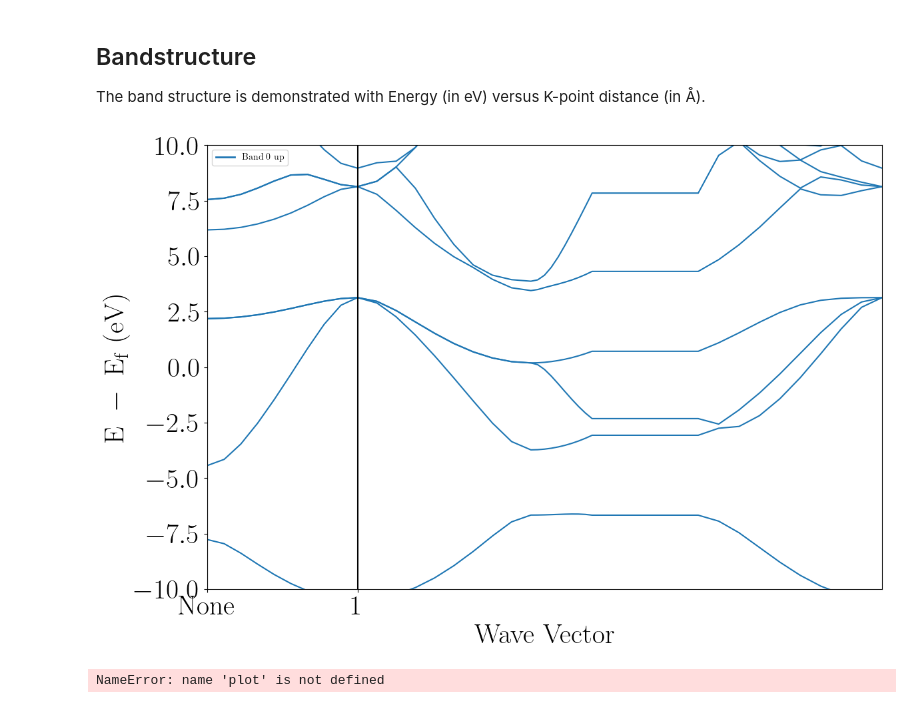
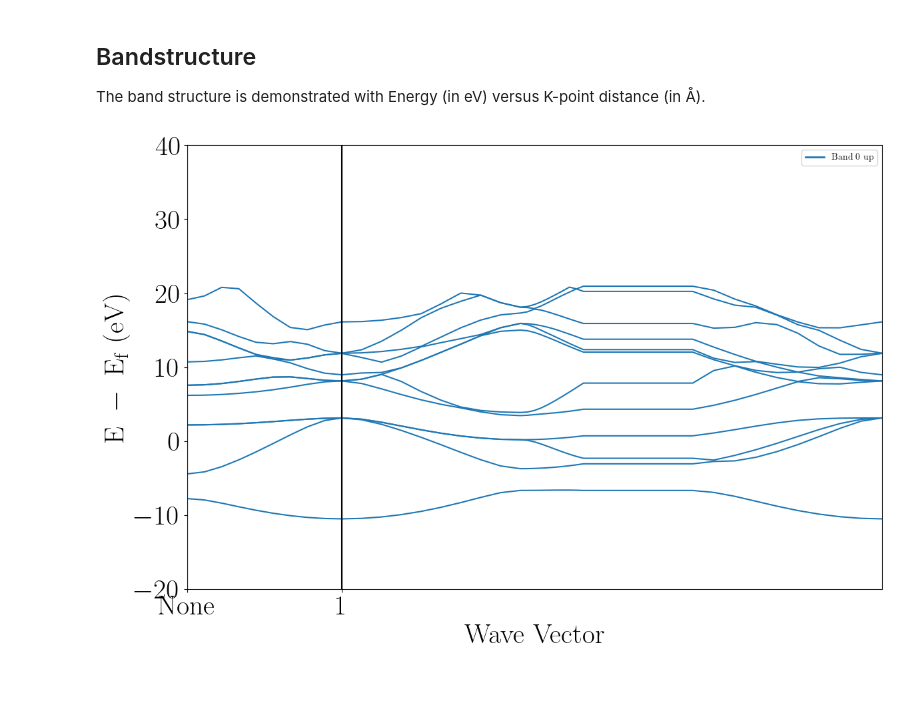
Before and after one commit to Photonico/CMP_Practice, a Jupyter notebook: VASP/Analysis for Bulk Si.ipynb, the cells around one changed output. Drawn from its saved outputs; the diff is of its cells as text; code cells hidden in the pictures.

```diff
--- a/VASP/Analysis for Bulk Si.ipynb
+++ b/VASP/Analysis for Bulk Si.ipynb
@@ -136,16 +136,16 @@ plt.show()
 
 The band structure is demonstrated with Energy (in eV) versus K-point distance (in Å).
 # %%
+import matplotlib.pyplot as plt
 from pymatgen.electronic_structure.plotter import BSPlotter
 from pymatgen.io.vasp import Vasprun
 
 # Extract the band structure data from the vasprun.xml file
 vasprun = Vasprun("Bulk_fcc_Si_bandstructure/vasprun.xml")
 band_structure = vasprun.get_band_structure()
 
-# Use pymatgen's BSPlotter tool to plot the band structure
+# Use pymatgen's BSPlotter tool to create the band structure plot
 plotter = BSPlotter(band_structure)
-plotter.get_plot().show()
+band_plot = plotter.get_plot(ylim=(-20, 40))
 # %% [output]
-[figure, old version]
+[figure, new version]
-NameError: name 'plot' is not defined
```
